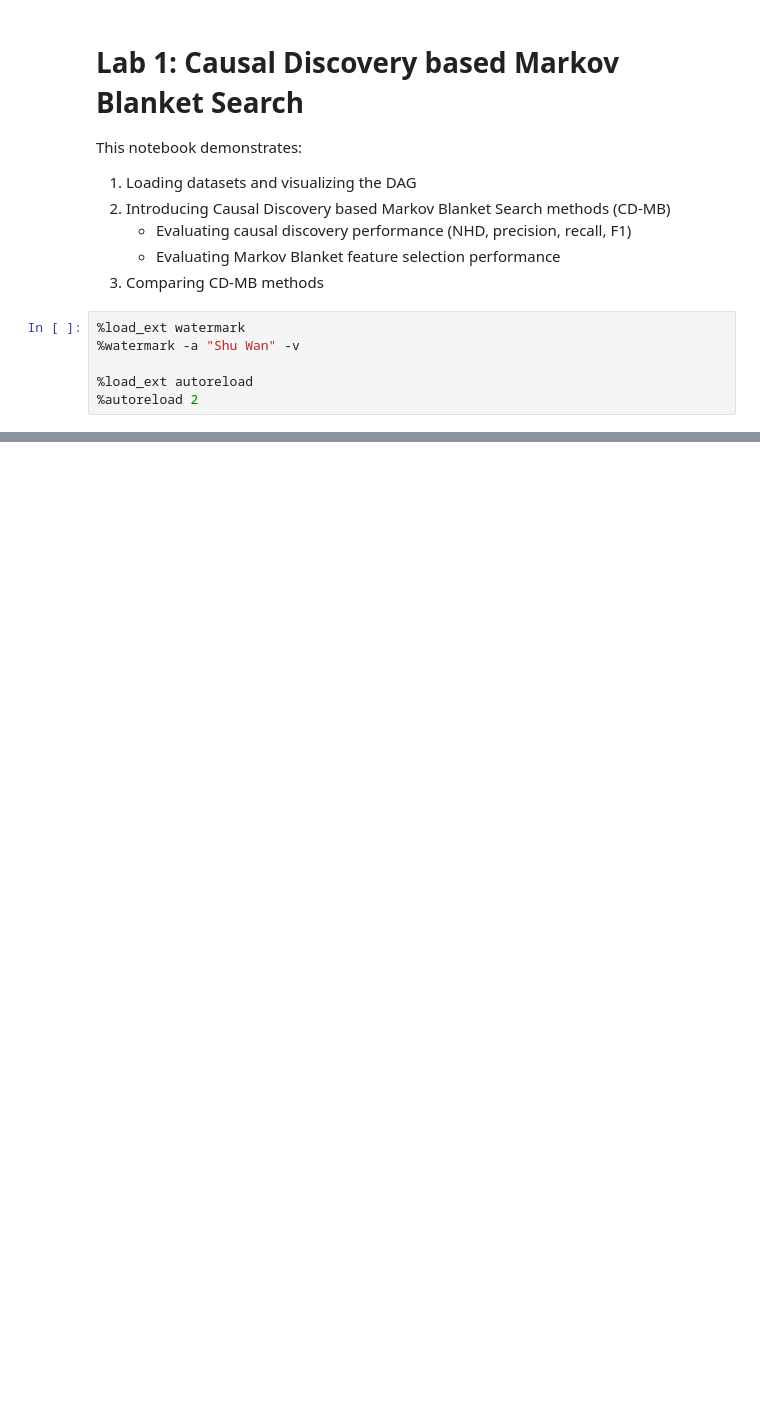
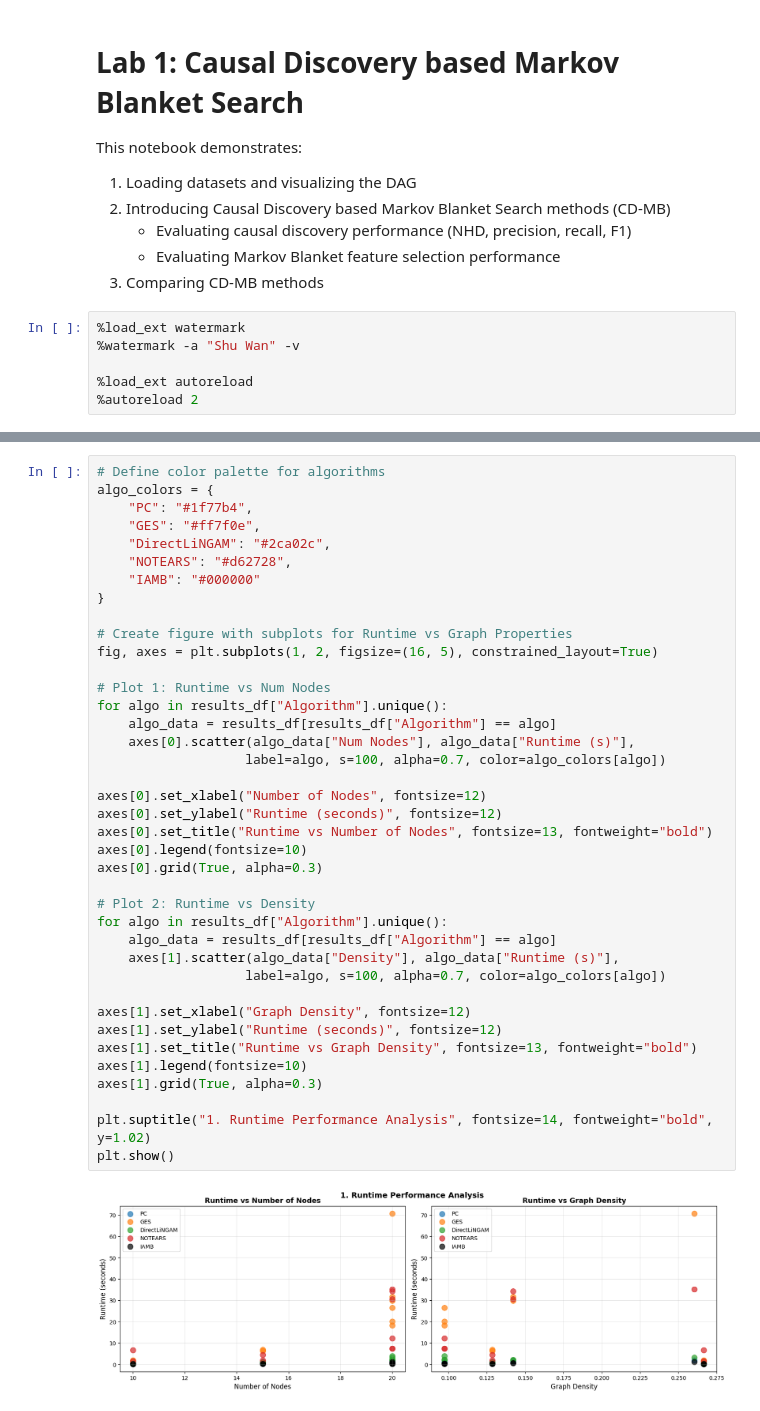
Before and after one commit to Shu-Wan/CSE472-blanket-challenge, a Jupyter notebook: labs/01_causal_discovery/lab1_group7.ipynb, the cells around one changed output, grey strips where cells are left out. Cells and saved outputs as stored; diff of their text form; blank space fills up the shorter version.

```diff
--- a/labs/01_causal_discovery/lab1_group7.ipynb
+++ b/labs/01_causal_discovery/lab1_group7.ipynb
@@ -753,0 +436,41 @@ Oracle 1796.759325897121
+# %%
+# Define color palette for algorithms
+algo_colors = {
+    "PC": "#1f77b4",
+    "GES": "#ff7f0e",
+    "DirectLiNGAM": "#2ca02c",
+    "NOTEARS": "#d62728",
+    "IAMB": "#000000"
+}
+
+# Create figure with subplots for Runtime vs Graph Properties
+fig, axes = plt.subplots(1, 2, figsize=(16, 5), constrained_layout=True)
+
+# Plot 1: Runtime vs Num Nodes
+for algo in results_df["Algorithm"].unique():
+    algo_data = results_df[results_df["Algorithm"] == algo]
+    axes[0].scatter(algo_data["Num Nodes"], algo_data["Runtime (s)"],
+                   label=algo, s=100, alpha=0.7, color=algo_colors[algo])
+
+axes[0].set_xlabel("Number of Nodes", fontsize=12)
+axes[0].set_ylabel("Runtime (seconds)", fontsize=12)
+axes[0].set_title("Runtime vs Number of Nodes", fontsize=13, fontweight="bold")
+axes[0].legend(fontsize=10)
+axes[0].grid(True, alpha=0.3)
+
+# Plot 2: Runtime vs Density
+for algo in results_df["Algorithm"].unique():
+    algo_data = results_df[results_df["Algorithm"] == algo]
+    axes[1].scatter(algo_data["Density"], algo_data["Runtime (s)"],
+                   label=algo, s=100, alpha=0.7, color=algo_colors[algo])
+
+axes[1].set_xlabel("Graph Density", fontsize=12)
+axes[1].set_ylabel("Runtime (seconds)", fontsize=12)
+axes[1].set_title("Runtime vs Graph Density", fontsize=13, fontweight="bold")
+axes[1].legend(fontsize=10)
+axes[1].grid(True, alpha=0.3)
+
+plt.suptitle("1. Runtime Performance Analysis", fontsize=14, fontweight="bold", y=1.02)
+plt.show()
+# %% [output]
+[figure, added]
```
Also changed, not shown: parts of 76 cells of this notebook.
